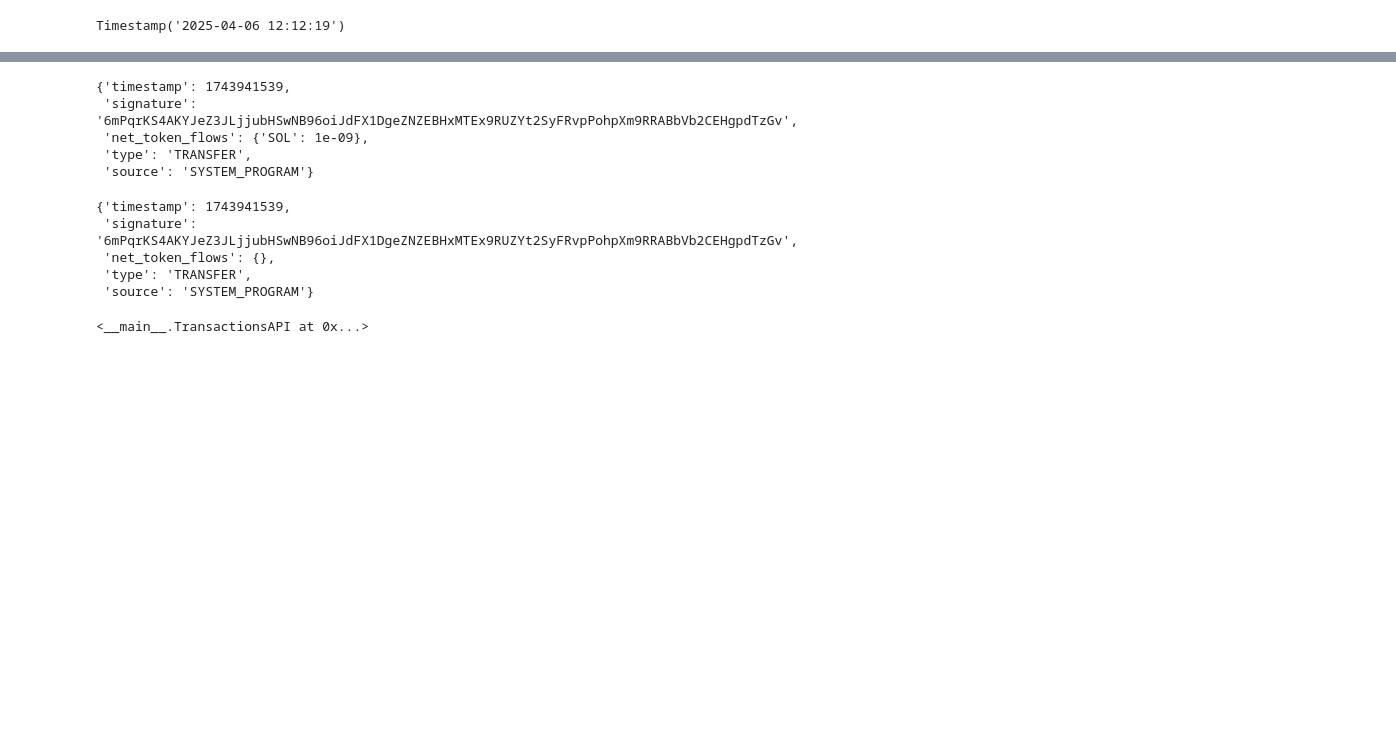
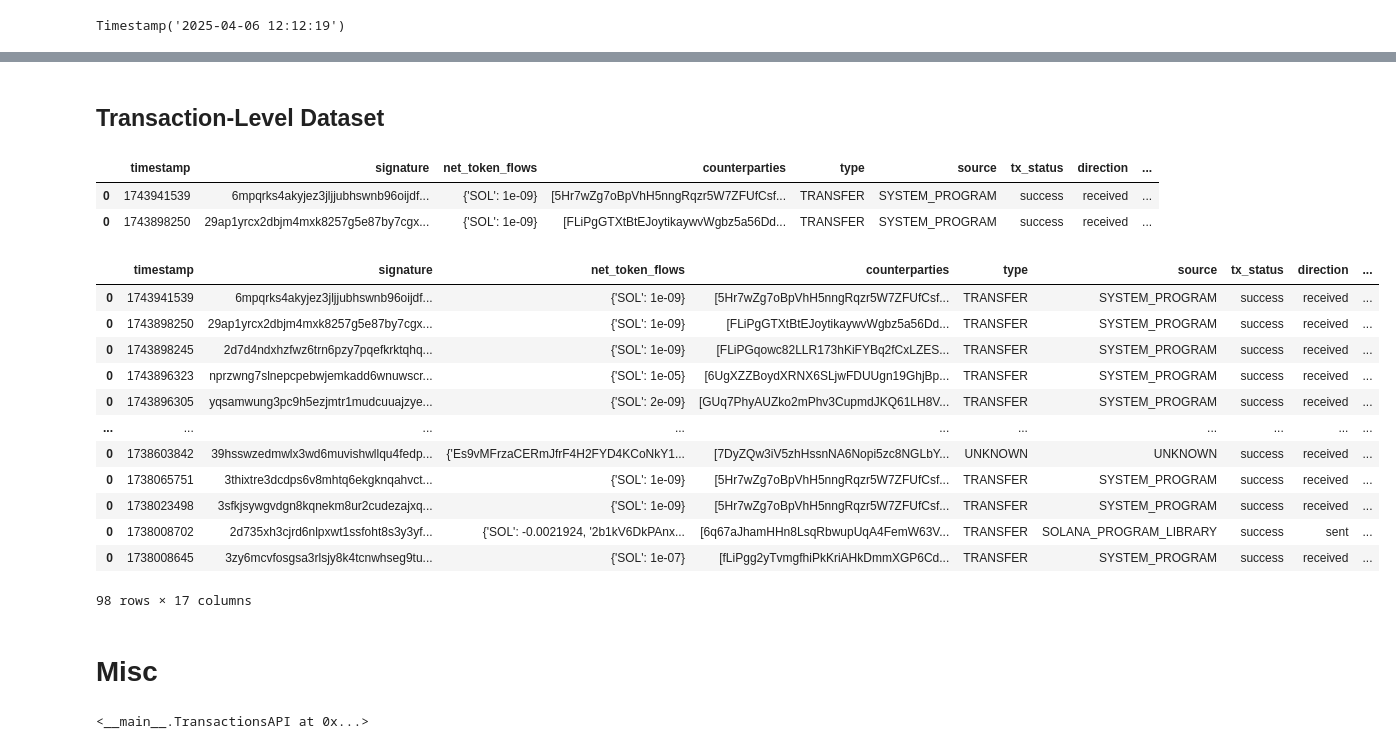
Before and after one commit to apostleoffinance/Solana-Forensic-Analysis-Tool, a Jupyter notebook: notebooks/01_data_exploration.ipynb, the cells around one changed output, grey strips where cells are left out. Drawn from its saved outputs; the diff is of its cells as text; code cells hidden in the pictures; blank space fills up the shorter version.

Commit message:
constructing transaction dataset

```diff
--- a/notebooks/01_data_exploration.ipynb
+++ b/notebooks/01_data_exploration.ipynb
@@ -325,18 +308,6 @@ def summarize_native_transfer(tx, wallet):
 # %%
-native_tx_dict = summarize_native_transfer(parsed_transaction_history[0], test_address)
-native_tx_dict
+# native_tx_dict = summarize_native_transfer(parsed_transaction_history[0], test_address)
+# native_tx_dict
-# %% [output]
-{'timestamp': 1743941539,
- 'signature': '6mPqrKS4AKYJeZ3JLjjubHSwNB96oiJdFX1DgeZNZEBHxMTEx9RUZYt2SyFRvpPohpXm9RRABbVb2CEHgpdTzGv',
- 'net_token_flows': {'SOL': 1e-09},
- 'type': 'TRANSFER',
- 'source': 'SYSTEM_PROGRAM'}
 # %%
-token_tx_dict = summarize_token_transfer(parsed_transaction_history[0], test_address)
-token_tx_dict
+# token_tx_dict = summarize_token_transfer(parsed_transaction_history[0], test_address)
+# token_tx_dict
-# %% [output]
-{'timestamp': 1743941539,
- 'signature': '6mPqrKS4AKYJeZ3JLjjubHSwNB96oiJdFX1DgeZNZEBHxMTEx9RUZYt2SyFRvpPohpXm9RRABbVb2CEHgpdTzGv',
- 'net_token_flows': {},
- 'type': 'TRANSFER',
- 'source': 'SYSTEM_PROGRAM'}
@@ -343 +371,61 @@ token_tx_dict
+# %% [markdown]
+## Transaction-Level Dataset
+# %%
+#Helper function to create row from helius and flipside data
+
+def create_row(tx, wallet, balance_df):
+    """
+    Takes in a tx from helius data, a wallet address, and balance timeseries data from Flipside.  Returns a df row for analysis
+    """
+    tx_summary = summarize_transaction(tx, wallet)
+    instructions_data = get_instruction_data(tx, wallet)
+
+    token_tx_df = pd.DataFrame([tx_summary])
+    tx_status = "failed" if tx.get("transactionError") else "success"
+
+    token_tx_df['slot'] = tx.get('slot')
+    token_tx_df['tx_fee'] = tx.get('fee') / LAMPORT_SCALE
+    token_tx_df['program_id'] = instructions_data.get('programId')
+    token_tx_df['tx_status'] = tx_status #if no tx error, can assume it succeeded so we use binary 1 and 0 instead of just leaving nan
+    token_tx_df['signature'] = token_tx_df['signature'].str.lower()
+
+    filtered_balance_timeseries = balance_df[['PRE_BALANCE','BALANCE','SYMBOL','NAME','MINT','TX_ID']]
+    filtered_balance_timeseries = filtered_balance_timeseries.rename(columns={'TX_ID':'signature'})
+
+    combined_df = pd.merge(token_tx_df,filtered_balance_timeseries,on='signature', how='left')
+    return combined_df
+# %%
+#Testing the workflow to concat the dataset
+
+combined_row = create_row(parsed_transaction_history[0], test_address, balance_df)
+combined_row2 = create_row(parsed_transaction_history[1], test_address, balance_df)
+pd.concat([combined_row,combined_row2]).drop_duplicates(subset='signature')
+# %% [output]
+|  | timestamp | signature | net_token_flows | counterparties | type | source | tx_status | direction | ... |
+| 0 | 1743941539 | 6mpqrks4akyjez3jljjubhswnb96oijdf... | {'SOL': 1e-09} | [5Hr7wZg7oBpVhH5nngRqzr5W7ZFUfCsf... | TRANSFER | SYSTEM_PROGRAM | success | received | ... |
+| 0 | 1743898250 | 29ap1yrcx2dbjm4mxk8257g5e87by7cgx... | {'SOL': 1e-09} | [FLiPgGTXtBtEJoytikaywvWgbz5a56Dd... | TRANSFER | SYSTEM_PROGRAM | success | received | ... |
+# %%
+tx_level_data = pd.DataFrame()
+
+for i in parsed_transaction_history:
+    row = create_row(i, test_address, balance_df)
+    tx_level_data = pd.concat([tx_level_data, row]).drop_duplicates(subset='signature')
+
+tx_level_data
+# %% [output]
+|  | timestamp | signature | net_token_flows | counterparties | type | source | tx_status | direction | ... |
+| 0 | 1743941539 | 6mpqrks4akyjez3jljjubhswnb96oijdf... | {'SOL': 1e-09} | [5Hr7wZg7oBpVhH5nngRqzr5W7ZFUfCsf... | TRANSFER | SYSTEM_PROGRAM | success | received | ... |
+| 0 | 1743898250 | 29ap1yrcx2dbjm4mxk8257g5e87by7cgx... | {'SOL': 1e-09} | [FLiPgGTXtBtEJoytikaywvWgbz5a56Dd... | TRANSFER | SYSTEM_PROGRAM | success | received | ... |
+| 0 | 1743898245 | 2d7d4ndxhzfwz6trn6pzy7pqefkrktqhq... | {'SOL': 1e-09} | [FLiPGqowc82LLR173hKiFYBq2fCxLZES... | TRANSFER | SYSTEM_PROGRAM | success | received | ... |
+| 0 | 1743896323 | nprzwng7slnepcpebwjemkadd6wnuwscr... | {'SOL': 1e-05} | [6UgXZZBoydXRNX6SLjwFDUUgn19GhjBp... | TRANSFER | SYSTEM_PROGRAM | success | received | ... |
+| 0 | 1743896305 | yqsamwung3pc9h5ezjmtr1mudcuuajzye... | {'SOL': 2e-09} | [GUq7PhyAUZko2mPhv3CupmdJKQ61LH8V... | TRANSFER | SYSTEM_PROGRAM | success | received | ... |
+| ... | ... | ... | ... | ... | ... | ... | ... | ... | ... |
+| 0 | 1738603842 | 39hsswzedmwlx3wd6muvishwllqu4fedp... | {'Es9vMFrzaCERmJfrF4H2FYD4KCoNkY1... | [7DyZQw3iV5zhHssnNA6Nopi5zc8NGLbY... | UNKNOWN | UNKNOWN | success | received | ... |
+| 0 | 1738065751 | 3thixtre3dcdps6v8mhtq6ekgknqahvct... | {'SOL': 1e-09} | [5Hr7wZg7oBpVhH5nngRqzr5W7ZFUfCsf... | TRANSFER | SYSTEM_PROGRAM | success | received | ... |
+| 0 | 1738023498 | 3sfkjsywgvdgn8kqnekm8ur2cudezajxq... | {'SOL': 1e-09} | [5Hr7wZg7oBpVhH5nngRqzr5W7ZFUfCsf... | TRANSFER | SYSTEM_PROGRAM | success | received | ... |
+| 0 | 1738008702 | 2d735xh3cjrd6nlpxwt1ssfoht8s3y3yf... | {'SOL': -0.0021924, '2b1kV6DkPAnx... | [6q67aJhamHHn8LsqRbwupUqA4FemW63V... | TRANSFER | SOLANA_PROGRAM_LIBRARY | success | sent | ... |
+| 0 | 1738008645 | 3zy6mcvfosgsa3rlsjy8k4tcnwhseg9tu... | {'SOL': 1e-07} | [fLiPgg2yTvmgfhiPkKriAHkDmmXGP6Cd... | TRANSFER | SYSTEM_PROGRAM | success | received | ... |
+98 rows × 17 columns
+# %% [markdown]
+# Misc
 # %%
```
Also changed, not shown: parts of 19 cells of this notebook.
